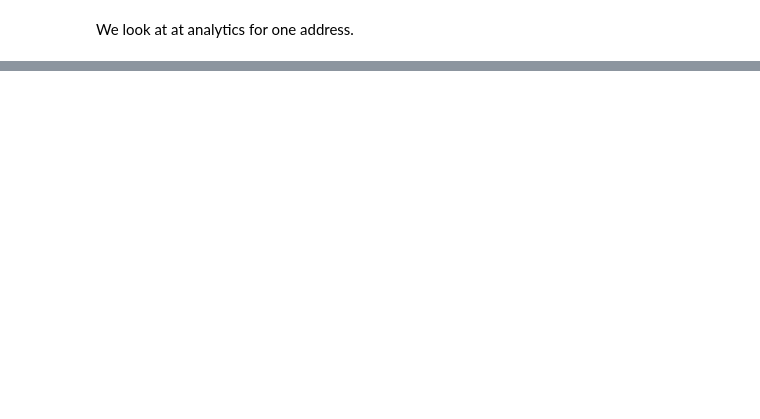
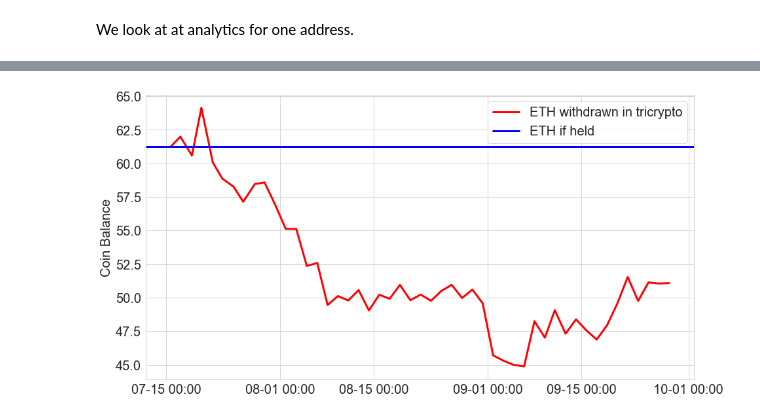
Before and after one commit to convex-community/curve-tricrypto, a Jupyter notebook: notebooks/impermanent_loss_analysis.ipynb, the cells around one changed output, grey strips where cells are left out. Cells and saved outputs as stored; diff of their text form; code cells hidden in the pictures; blank space fills up the shorter version.

```diff
--- a/notebooks/impermanent_loss_analysis.ipynb
+++ b/notebooks/impermanent_loss_analysis.ipynb
@@ -183,0 +161,14 @@ impermanent loss eth: -24.42948988241428%
+# %%
+fig, ax = plt.subplots(1,1, figsize=(15, 8))
+
+ax.plot(addr_positions.index, addr_positions.eth, label="ETH withdrawn in tricrypto", lw=3, color='r')
+ax.axhline(y=addr_positions.iloc[0, 3], label="ETH if held", lw=3, color='b')
+
+ax.set_ylabel("Coin Balance", fontsize=20)
+ax.set_xlabel("", fontsize=20)
+ax.tick_params(axis='both', which='major', labelsize=20)
+
+ax.xaxis.set_major_formatter(mdates.DateFormatter("%m-%d %H:%M"))
+ax.legend(fontsize=20);
+# %% [output]
+[figure, added]
```
Also changed, not shown: parts of 19 cells of this notebook.
